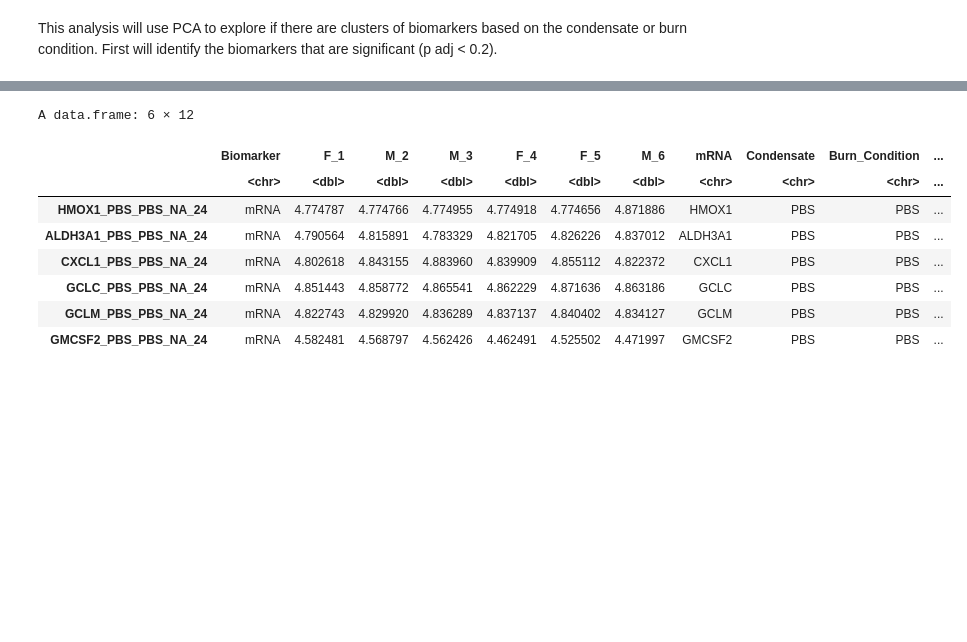
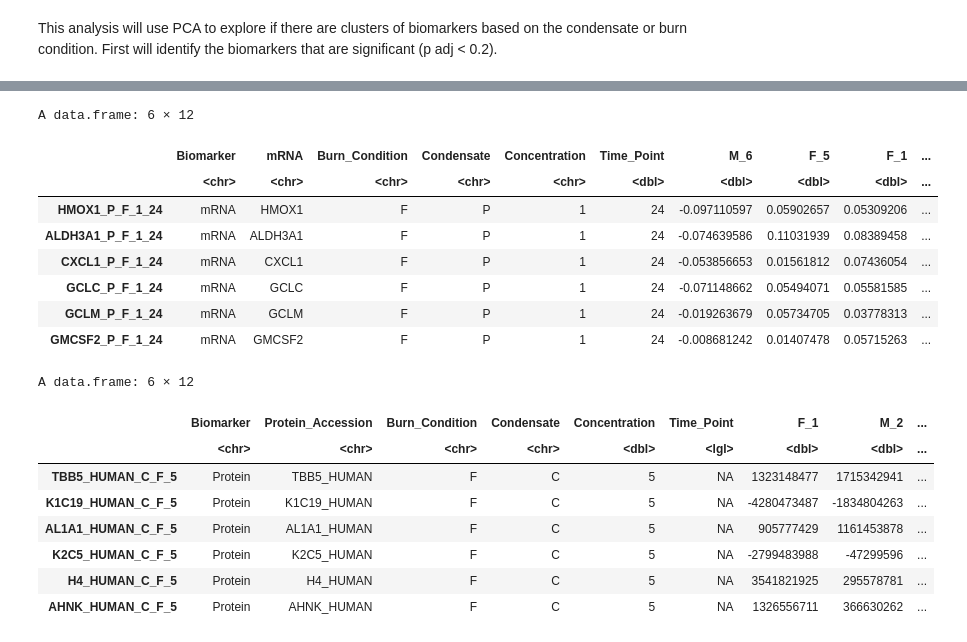
Before and after one commit to UNC-CEMALB/Burn-pit-smoke-condensate-mediated-toxicity-in-human-airway-epithelial-cells-, a Jupyter notebook: 3. Biomarker Cluster Analysis/Biomarker Cluster Analysis.ipynb, the cells around one changed output, grey strips where cells are left out. Cells and saved outputs as stored; diff of their text form; code cells hidden in the pictures; blank space fills up the shorter version.

```diff
--- a/3. Biomarker Cluster Analysis/Biomarker Cluster Analysis.ipynb
+++ b/3. Biomarker Cluster Analysis/Biomarker Cluster Analysis.ipynb
@@ -1,6 +1,6 @@
 # %%
 Output = ('/Users/alexis/Library/CloudStorage/OneDrive-UniversityofNorthCarolinaatChapelHill/CEMALB_DataAnalysisPM/Projects/P1011. Emission Mixtures/P1011.3. Analyses/P1011.3.2. Biomarker Cluster Analysis/Output')
-cur_date = "062923"
+cur_date = "070723"
 
 library(readxl)
 library(tidyverse)
@@ -10,8 +10,10 @@ library(cowplot)
 
 # reading in files
 mRNA_df = data.frame(read_excel("Input/Imputed_mRNA_Data_042623.xlsx"))
-proteomics_5_df = data.frame(read_excel("Input/Proteomics_Data_5ug_040423.xlsx", sheet = 2))
-proteomics_25_df = data.frame(read_excel("Input/Proteomics_Data_25ug_040423.xlsx", sheet = 2))
+proteomics_5_df = data.frame(read_excel("Input/Normalized_Proteomics_Data_5ug_070423.xlsx")) %>%
+    rename(Intensity_pslog2 = Norm_Intensity_pslog2)
+proteomics_25_df = data.frame(read_excel("Input/Normalized_Proteomics_Data_25ug_070423.xlsx"))%>%
+    rename(Intensity_pslog2 = Norm_Intensity_pslog2)
 cytokine_df = data.frame(read_excel("Input/Cytokine_Data_050423.xlsx", sheet = 2))
 nemenyis_df = data.frame(read_excel("Input/Nemenyis_PostHoc_Biomarker_Results_062923.xlsx"))
 nemenyis_df$Time.Point = as.numeric(nemenyis_df$Time.Point)
@@ -92,27 +222,46 @@ sig_cytokines = unique(sig_cytokine_df$Variable.Name)
 # %%
-wider_mRNA_df = mRNA_df %>%
+# creating 1 df and casting wide
+wider_FC_mRNA_df = data.frame(Biomarker = "mRNA", rbind(f_1_24_mRNA_df, f_1_72_mRNA_df, f_25_4_mRNA_df, f_25_24_mRNA_df,
+                    f_25_72_mRNA_df, f_5_24_mRNA_df, f_5_72_mRNA_df, s_1_24_mRNA_df, s_1_72_mRNA_df, s_25_4_mRNA_df,
+                    s_25_24_mRNA_df, s_25_72_mRNA_df, s_5_24_mRNA_df, s_5_72_mRNA_df)) %>%
     # creating a column that denotes the biomarker
     mutate(Biomarker = "mRNA") %>%
     # creating sample ids
     unite("SampleID", c(colnames(mRNA_df)[c(6,2:5)]), remove = FALSE) %>%
-    pivot_wider(names_from = "Subject_ID", values_from = "ddCT_pslog2") %>%
-    # removing an outlier sample
-    filter(SampleID != "MCP1_C_F_25_72") %>%
+    pivot_wider(names_from = "Subject_ID", values_from = "FC") %>%
     column_to_rownames(var = "SampleID") %>%
     # keeping sig mRNAs only
     filter(mRNA %in% sig_mRNAs)
 
+wider_FC_protein_df = data.frame(Biomarker = "Protein", rbind(f_5_protein_FC_df, f_25_protein_FC_df,
+                                                             s_5_protein_FC_df, s_25_protein_FC_df)) %>%
+    # creating a column that denotes the biomarker
+    mutate(Biomarker = "Protein") %>%
+    # creating sample ids
+    unite("SampleID", c(colnames(proteomics_25_df)[c(3,6:8)]), remove = FALSE) %>%
+    pivot_wider(names_from = "Subject_ID", values_from = "FC") %>%
+    column_to_rownames(var = "SampleID") %>%
+    # keeping sig proteins only
+    filter(Protein_Accession %in% sig_proteins)
 
-# rearranging columns
-wider_mRNA_df = wider_mRNA_df[,c(6,9:12,8,7,5,1:4)]
-head(wider_mRNA_df)
+head(wider_FC_mRNA_df)
+head(wider_FC_protein_df)
 # %% [output]
 A data.frame: 6 × 12
-|  | Biomarker | F_1 | M_2 | M_3 | F_4 | F_5 | M_6 | mRNA | Condensate | Burn_Condition | ... |
-|  | <chr> | <dbl> | <dbl> | <dbl> | <dbl> | <dbl> | <dbl> | <chr> | <chr> | <chr> | ... |
-| HMOX1_PBS_PBS_NA_24 | mRNA | 4.774787 | 4.774766 | 4.774955 | 4.774918 | 4.774656 | 4.871886 | HMOX1 | PBS | PBS | ... |
-| ALDH3A1_PBS_PBS_NA_24 | mRNA | 4.790564 | 4.815891 | 4.783329 | 4.821705 | 4.826226 | 4.837012 | ALDH3A1 | PBS | PBS | ... |
-| CXCL1_PBS_PBS_NA_24 | mRNA | 4.802618 | 4.843155 | 4.883960 | 4.839909 | 4.855112 | 4.822372 | CXCL1 | PBS | PBS | ... |
-| GCLC_PBS_PBS_NA_24 | mRNA | 4.851443 | 4.858772 | 4.865541 | 4.862229 | 4.871636 | 4.863186 | GCLC | PBS | PBS | ... |
-| GCLM_PBS_PBS_NA_24 | mRNA | 4.822743 | 4.829920 | 4.836289 | 4.837137 | 4.840402 | 4.834127 | GCLM | PBS | PBS | ... |
-| GMCSF2_PBS_PBS_NA_24 | mRNA | 4.582481 | 4.568797 | 4.562426 | 4.462491 | 4.525502 | 4.471997 | GMCSF2 | PBS | PBS | ... |
+|  | Biomarker | mRNA | Burn_Condition | Condensate | Concentration | Time_Point | M_6 | F_5 | F_1 | ... |
+|  | <chr> | <chr> | <chr> | <chr> | <chr> | <dbl> | <dbl> | <dbl> | <dbl> | ... |
+| HMOX1_P_F_1_24 | mRNA | HMOX1 | F | P | 1 | 24 | -0.097110597 | 0.05902657 | 0.05309206 | ... |
+| ALDH3A1_P_F_1_24 | mRNA | ALDH3A1 | F | P | 1 | 24 | -0.074639586 | 0.11031939 | 0.08389458 | ... |
+| CXCL1_P_F_1_24 | mRNA | CXCL1 | F | P | 1 | 24 | -0.053856653 | 0.01561812 | 0.07436054 | ... |
+| GCLC_P_F_1_24 | mRNA | GCLC | F | P | 1 | 24 | -0.071148662 | 0.05494071 | 0.05581585 | ... |
+| GCLM_P_F_1_24 | mRNA | GCLM | F | P | 1 | 24 | -0.019263679 | 0.05734705 | 0.03778313 | ... |
+| GMCSF2_P_F_1_24 | mRNA | GMCSF2 | F | P | 1 | 24 | -0.008681242 | 0.01407478 | 0.05715263 | ... |
+A data.frame: 6 × 12
+|  | Biomarker | Protein_Accession | Burn_Condition | Condensate | Concentration | Time_Point | F_1 | M_2 | ... |
+|  | <chr> | <chr> | <chr> | <chr> | <dbl> | <lgl> | <dbl> | <dbl> | ... |
+| TBB5_HUMAN_C_F_5 | Protein | TBB5_HUMAN | F | C | 5 | NA | 1323148477 | 1715342941 | ... |
+| K1C19_HUMAN_C_F_5 | Protein | K1C19_HUMAN | F | C | 5 | NA | -4280473487 | -1834804263 | ... |
+| AL1A1_HUMAN_C_F_5 | Protein | AL1A1_HUMAN | F | C | 5 | NA | 905777429 | 1161453878 | ... |
+| K2C5_HUMAN_C_F_5 | Protein | K2C5_HUMAN | F | C | 5 | NA | -2799483988 | -47299596 | ... |
+| H4_HUMAN_C_F_5 | Protein | H4_HUMAN | F | C | 5 | NA | 3541821925 | 295578781 | ... |
+| AHNK_HUMAN_C_F_5 | Protein | AHNK_HUMAN | F | C | 5 | NA | 1326556711 | 366630262 | ... |
```
Also changed, not shown: parts of 16 cells of this notebook.
